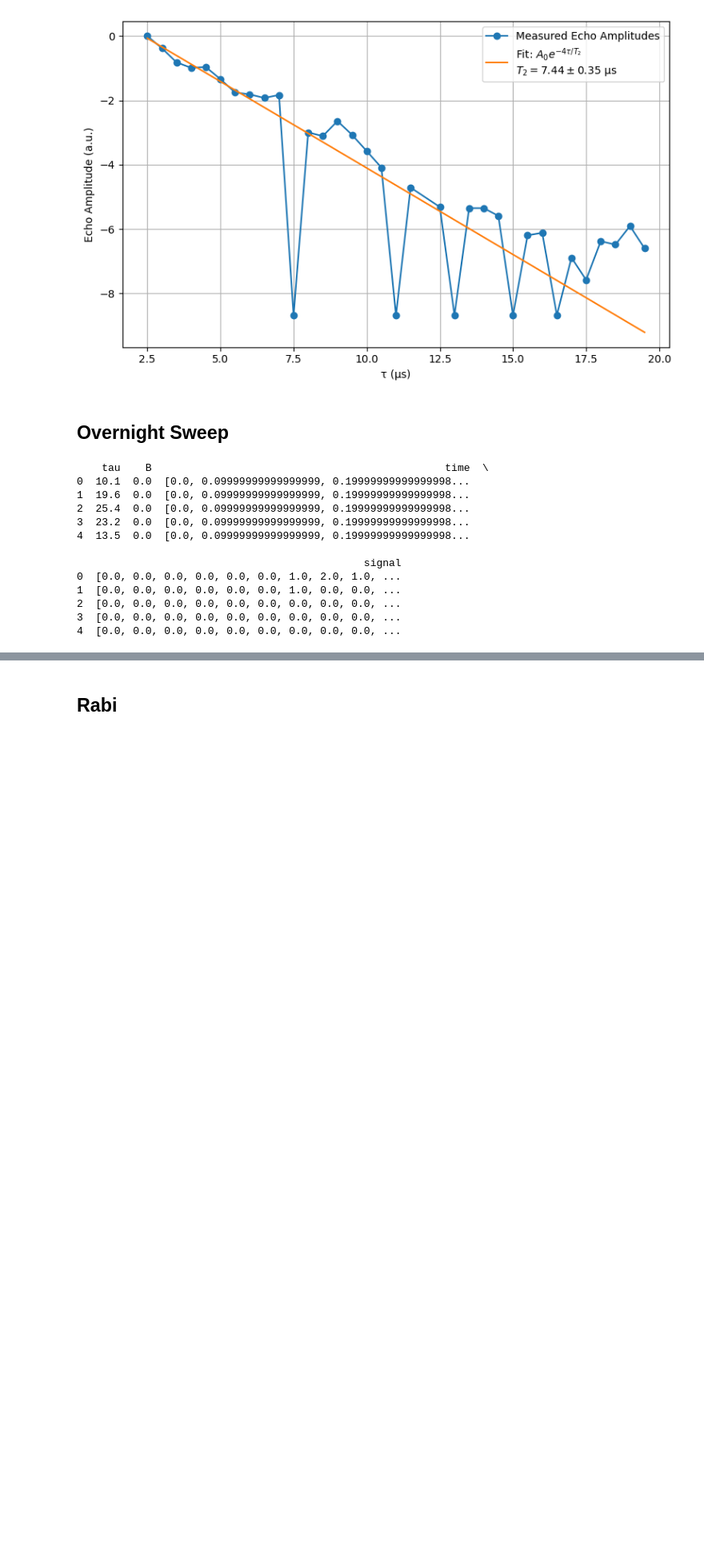
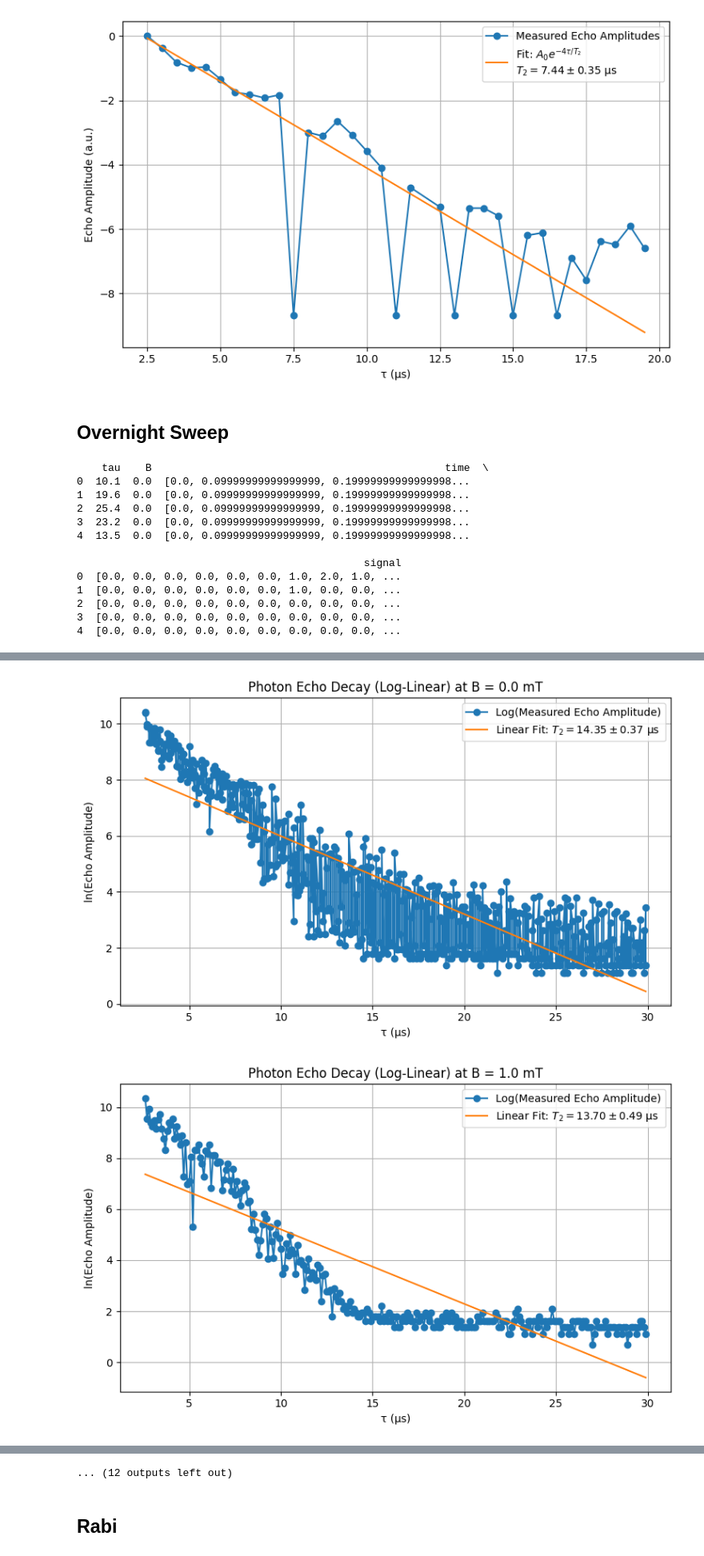
Before and after one commit to fergusayton/sample_coupling_analysis, a Jupyter notebook: 01_05_2025_echo_analysis.ipynb, the cells around one changed output, grey strips where cells are left out. Shown at 80% size. Saved outputs shown, nothing was run; the diff lists cells and outputs as text; code cells hidden in the pictures; blank space fills up the shorter version.

```diff
--- a/01_05_2025_echo_analysis.ipynb
+++ b/01_05_2025_echo_analysis.ipynb
@@ -320 +323,72 @@ for B_val in sorted(echo_df["B"].unique()):
 ... (11 outputs left out)
+# %%
+# --- Loop over magnetic fields ---
+for B_val in sorted(echo_df["B"].unique()):
+    sub_df = echo_df[echo_df["B"] == B_val]
+
+    amplitudes = []
+    taus_valid = []
+
+    for _, row in sub_df.iterrows():
+        tau = row["tau"]
+        signal = row["signal"]
+        time = row["time"]
+
+        if np.isnan(tau):
+            continue
+        if tau <= 2.5:
+            continue
+        if tau == 2.5:
+            mask = (time > 1.5)
+            echo_amp = np.max(signal[mask])
+        else:
+            echo_amp = np.max(signal)
+
+        amplitudes.append(echo_amp)
+        taus_valid.append(tau)
+
+    # --- Convert and sort ---
+    taus_valid = np.array(taus_valid)
+    amplitudes = np.array(amplitudes)
+
+    sorted_indices = np.argsort(taus_valid)
+    taus_sorted = taus_valid[sorted_indices]
+    amplitudes_sorted = amplitudes[sorted_indices]
+
+    mask = np.isfinite(amplitudes_sorted) & (amplitudes_sorted > 0)
+    taus_sorted = taus_sorted[mask]
+    amplitudes_sorted = amplitudes_sorted[mask]
+
+    # Take log of amplitudes
+    ln_amplitudes = np.log(amplitudes_sorted)
+
+    # --- Fit to linear model: ln(A) = ln(A0) - 4*tau / T2 ---
+    try:
+        coeffs, cov = np.polyfit(taus_sorted, ln_amplitudes, deg=1, cov=True)
+        slope, intercept = coeffs
+        slope_err, intercept_err = np.sqrt(np.diag(cov))
+
+        T2_fit = -4 / slope
+        T2_std = 4 * slope_err / (slope ** 2)  # propagated error
+
+    except Exception as e:
+        print(f"Linear log-space fit failed for B = {B_val} mT: {e}")
+        continue
+
+    # --- Plot ---
+    tau_fit = np.linspace(min(taus_sorted), max(taus_sorted), 300)
+    ln_fit = slope * tau_fit + intercept
+
+    plt.figure(figsize=(8, 5))
+    plt.plot(taus_sorted, ln_amplitudes, 'o-', label="Log(Measured Echo Amplitude)")
+    plt.plot(tau_fit, ln_fit, '-', label=fr"Linear Fit: $T_2 = {T2_fit:.2f} \pm {T2_std:.2f}$ µs")
+    plt.xlabel("τ (µs)")
+    plt.ylabel("ln(Echo Amplitude)")
+    plt.title(f"Photon Echo Decay (Log-Linear) at B = {B_val:.1f} mT")
+    plt.grid(True)
+    plt.legend()
+    plt.tight_layout()
+    plt.show()
+# %% [output]
+[figure, added]
+[figure, added]
@@ -321,2 +405,3 @@ for B_val in sorted(echo_df["B"].unique()):
+... (12 outputs left out)
 # %% [markdown]
 ## Rabi ##
```
Also changed, not shown: parts of 2 cells of this notebook, 1 other file.
